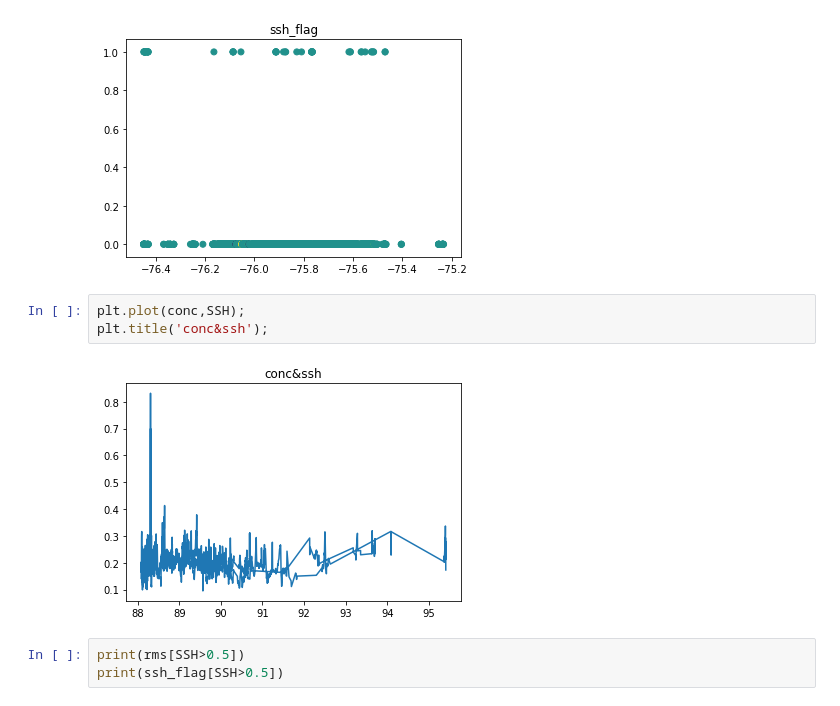
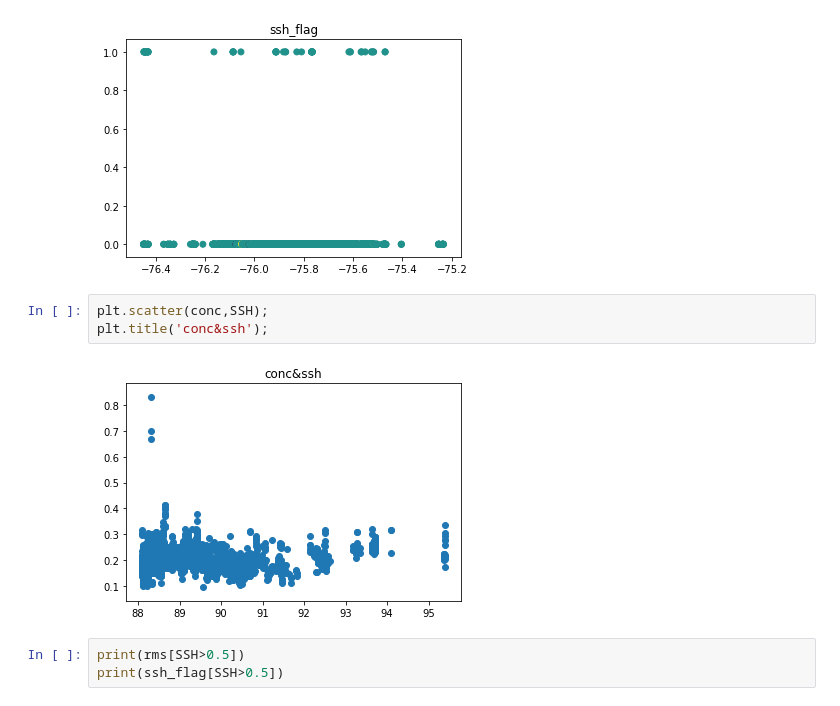
Before and after one commit to ICESAT-2HackWeek/Floes-are-Swell, a Jupyter notebook: Xi_Ross_Sea/look_at_one_track.ipynb, the cells around one changed output. Saved outputs shown, nothing was run; the diff lists cells and outputs as text.

```diff
--- a/Xi_Ross_Sea/look_at_one_track.ipynb
+++ b/Xi_Ross_Sea/look_at_one_track.ipynb
@@ -58,10 +139,10 @@ plt.title('ssh_flag');
 # %% [output]
 [figure]
 # %%
-plt.plot(conc,SSH);
+plt.scatter(conc,SSH);
 plt.title('conc&ssh');
 # %% [output]
-[figure, old version]
+[figure, new version]
 # %%
 print(rms[SSH>0.5])
 print(ssh_flag[SSH>0.5])
```
Also changed, not shown: parts of 15 cells of this notebook, 1 other file.
